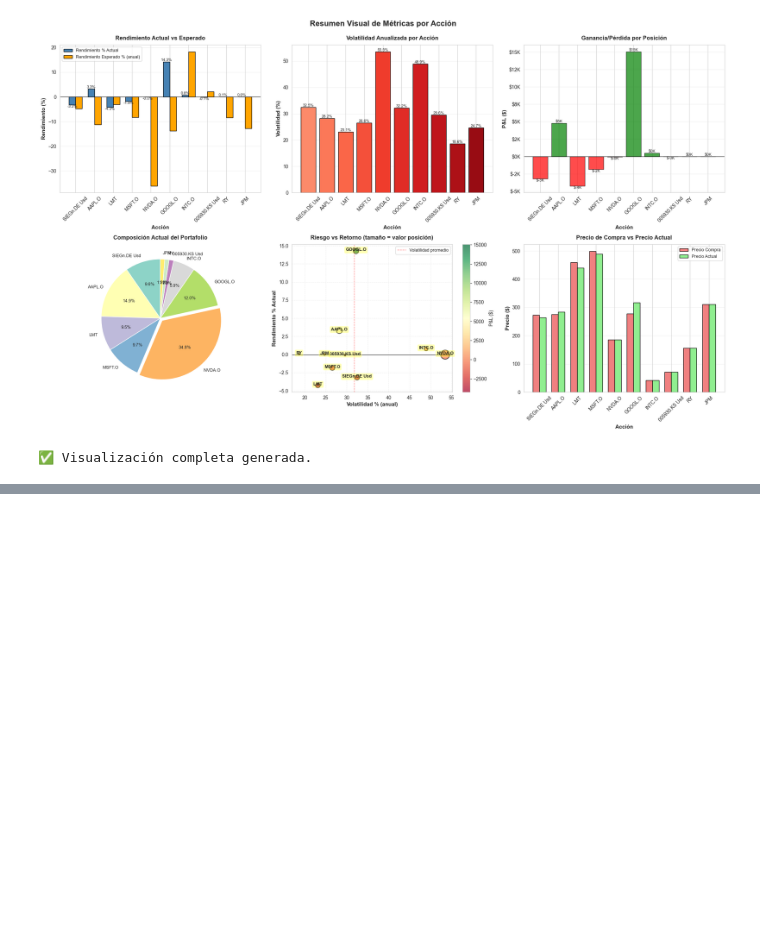
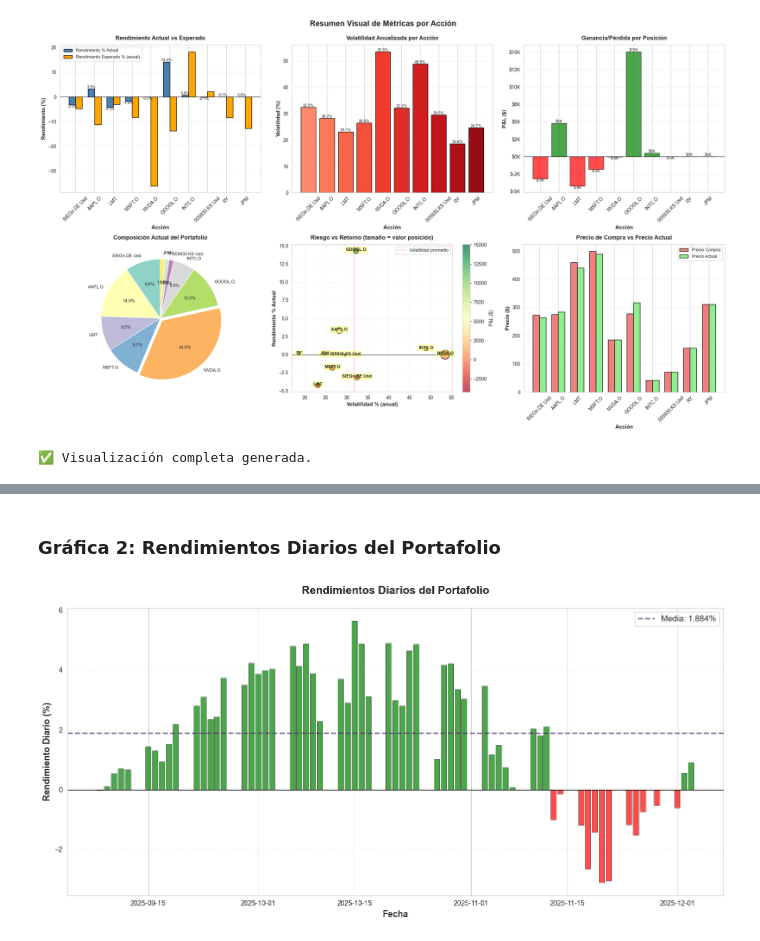
Before and after one commit to JuanMarcoCastro/Riesgos, a Jupyter notebook: RetoFinal_equipo3_cierre.ipynb, the cells around one changed output, grey strips where cells are left out. Drawn from its saved outputs; the diff is of its cells as text; code cells hidden in the pictures; blank space fills up the shorter version.

```diff
--- a/RetoFinal_equipo3_cierre.ipynb
+++ b/RetoFinal_equipo3_cierre.ipynb
@@ -3804,0 +4094,34 @@ print("✅ Visualización completa generada.")
+# %% [markdown]
+### Gráfica 2: Rendimientos Diarios del Portafolio
+# %%
+# ============================================================================
+# GRÁFICA 2: RENDIMIENTOS DIARIOS DEL PORTAFOLIO
+# ============================================================================
+
+if sp500_real is not None:
+    fig, ax = plt.subplots(figsize=(14, 7))
+
+    # Color tema morado
+    color_morado = '#512d6d'
+
+    colors_rend = ['green' if x >= 0 else 'red' for x in df_comparacion_real['Rendimiento portafolio']]
+    ax.bar(df_comparacion_real['Date'], df_comparacion_real['Rendimiento portafolio'] * 100,
+            color=colors_rend, alpha=0.7, edgecolor='black', linewidth=0.5)
+
+    ax.set_title('Rendimientos Diarios del Portafolio', fontsize=16, fontweight='bold', pad=20)
+    ax.set_xlabel('Fecha', fontsize=13, fontweight='bold')
+    ax.set_ylabel('Rendimiento Diario (%)', fontsize=13, fontweight='bold')
+    ax.grid(True, alpha=0.3, axis='y', linestyle='--')
+    ax.axhline(y=0, color='black', linestyle='-', linewidth=1)
+
+    # Estadísticas del rendimiento con color morado
+    rend_mean = df_comparacion_real['Rendimiento portafolio'].mean() * 100
+    rend_std = df_comparacion_real['Rendimiento portafolio'].std() * 100
+    ax.axhline(y=rend_mean, color=color_morado, linestyle='--', linewidth=2, alpha=0.7,
+               label=f'Media: {rend_mean:.3f}%')
+    ax.legend(loc='best', fontsize=12)
+
+    plt.tight_layout()
+    plt.show()
+# %% [output]
+[figure, added]
```
Also changed, not shown: parts of 28 cells of this notebook, 2 other files.
